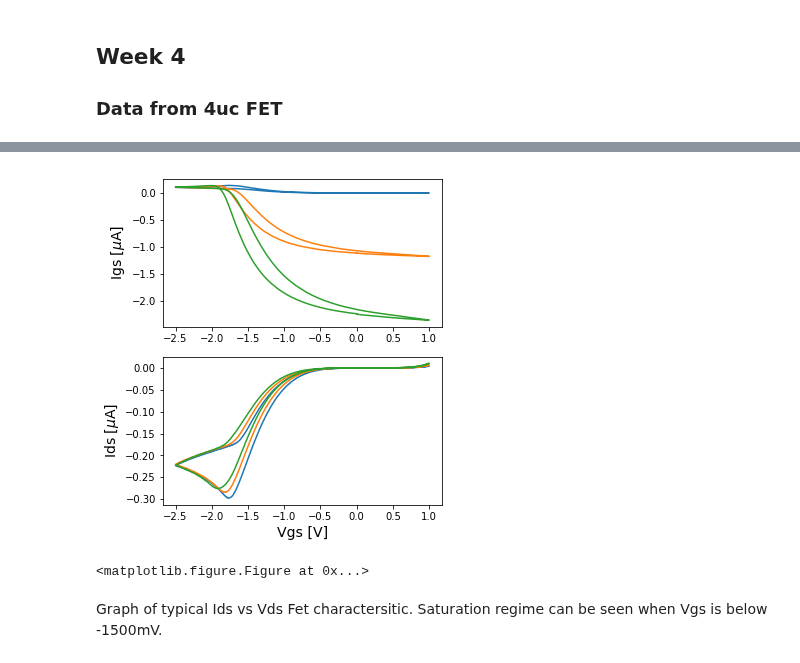
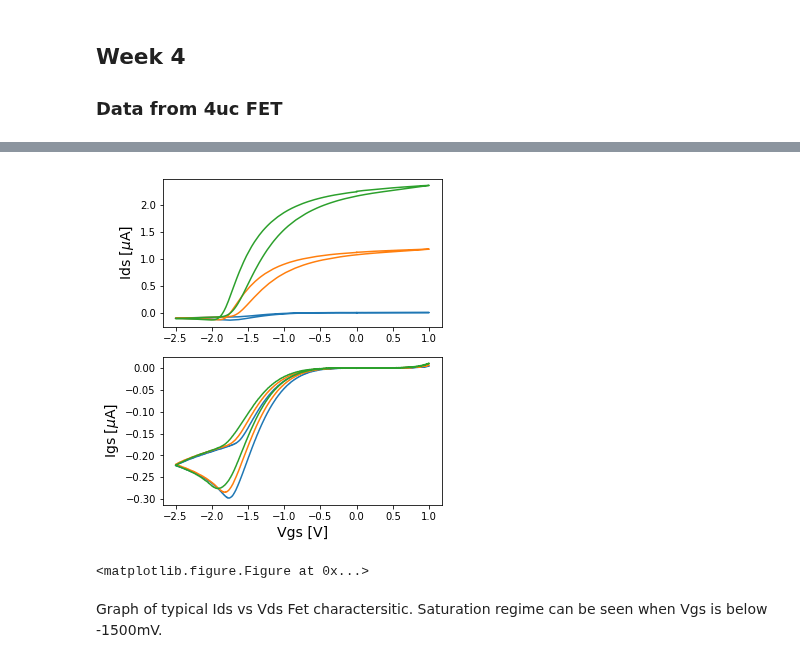
Before and after one commit to prabowobagas/Jupyter-Notebook-Thesis, a Jupyter notebook: Weekly Journal.ipynb, the cells around one changed output, grey strips where cells are left out. Cells and saved outputs as stored; diff of their text form; code cells hidden in the pictures.

```diff
--- a/Weekly Journal.ipynb
+++ b/Weekly Journal.ipynb
@@ -258,7 +258,7 @@ for i in range(11,20):
     df_wrap2 = wrapper_vds(df2)
 
     plt.figure(1)
-    plt.plot(df_wrap1['Vds'], df_wrap1['Ids']/(10)**(-6), label = 'Vgs ='+str((i*-100)+100)+'mV',linestyle = 'dashed')
+    # plt.plot(df_wrap1['Vds'], df_wrap1['Ids']/(10)**(-6), label = 'Vgs ='+str((i*-100)+100)+'mV',linestyle = 'dashed')
     plt.plot(df_wrap2['Vds'], df_wrap2['Ids']/(10)**(-6), label = 'Vgs ='+str((i*-100)+100)+'mV')
 
 
@@ -303,34 +303,36 @@ Text(0,0.5,'$\\mu_e$ [$cm^2 /Vs$]')
 # %%
 # Vgs variable plotter
 def wrapper_vgs(dataframe):
     dataframe.drop('Unnamed: 5', axis=1,inplace=True)
     dataframe.columns = ['time','Vds','Vgs','Ids','Igs']
     return dataframe
 
 def Vgs_plotter(data_location, loop_var1, loop_var2):
     for i in range(loop_var1, loop_var2):
         df = pd.read_csv(data_location + str(i) + '.txt', sep='\t', skiprows = [0,1,2])
         df_wrap = wrapper_vgs(df)
 
         plt.subplot(2, 1, 1)
-        plt.plot( df_wrap['Vgs'], df_wrap['Igs']/(10)**(-6))
-        plt.ylabel('Igs [$\mu$A]', fontsize=14)
+        plt.plot( df_wrap['Vgs'], -df_wrap['Igs']/(10)**(-6))
+        plt.ylabel('Ids [$\mu$A]', fontsize=14)
 
         plt.subplot(2, 1, 2)
         plt.plot( df_wrap['Vgs'], df_wrap['Ids']/(10)**(-6))
         plt.xlabel('Vgs [V]', fontsize=14)
-        plt.ylabel('Ids [$\mu$A]', fontsize=14)
+        plt.ylabel('Igs [$\mu$A]', fontsize=14)
         ax.tick_params(axis = 'both', which = 'major', labelsize = 14)
 
+
+# change data set! might be switched. Check what Id of the source K200 K200-2
 Vgs_plotter('Data\\dev16\\dev16_vgs\\dev16_vgs_dataset', 1, 4)
 plt.show()
 
 plt.savefig('Figures\\percprob_vs_occprob.pdf', format='pdf', dpi=1000)
 # plt.legend(bbox_to_anchor=(1.05, 1), loc=2, borderaxespad=0.)
 
 plt.rcParams['figure.figsize'] = (5,6)
 # %% [output]
-[figure, old version]
+[figure, new version]
 <matplotlib.figure.Figure at 0x...>
 # %% [markdown]
 Graph of typical Ids vs Vds Fet charactersitic. Saturation regime can be seen when Vgs is below -1500mV.
```
Also changed, not shown: parts of 6 cells of this notebook, 3 other files.
